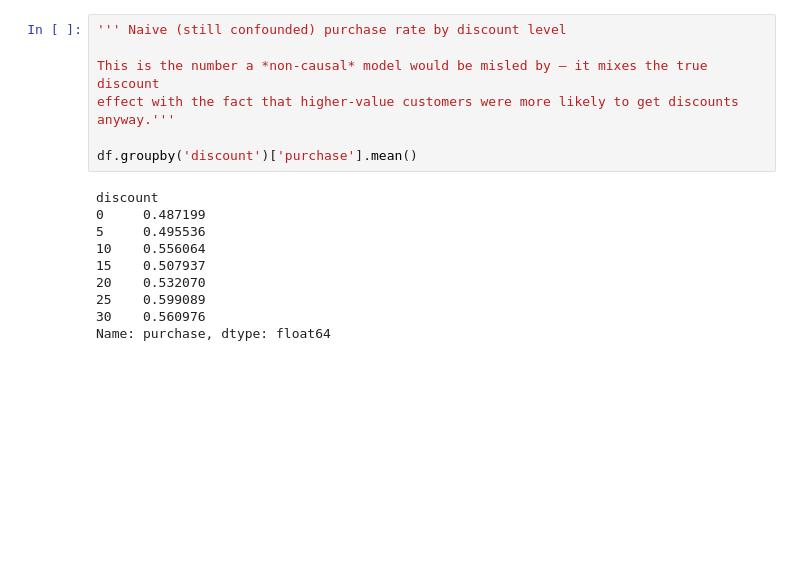
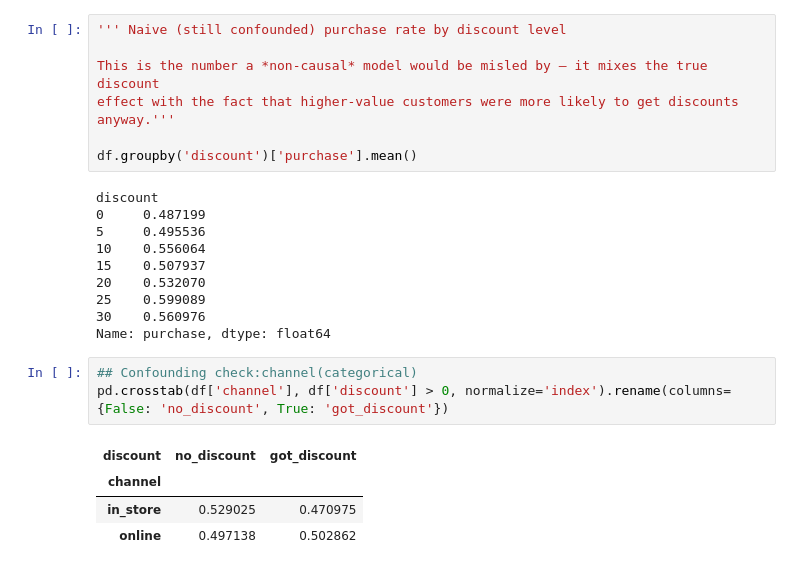
Before and after one commit to Hadiyadishant/EconoCausal, a Jupyter notebook: notebooks/data_exploration.ipynb, the cells around one changed output. Cells and saved outputs as stored; diff of their text form; blank space fills up the shorter version.

Commit message:
add overlap/positivity check

```diff
--- a/notebooks/data_exploration.ipynb
+++ b/notebooks/data_exploration.ipynb
@@ -187,3 +187,11 @@ discount
 25    0.599089
 30    0.560976
 Name: purchase, dtype: float64
+# %%
+## Confounding check:channel(categorical)
+pd.crosstab(df['channel'], df['discount'] > 0, normalize='index').rename(columns={False: 'no_discount', True: 'got_discount'})
+# %% [output]
+| discount | no_discount | got_discount |
+| channel |  |  |
+| in_store | 0.529025 | 0.470975 |
+| online | 0.497138 | 0.502862 |
```
Also changed, not shown: parts of 1 cell of this notebook.
